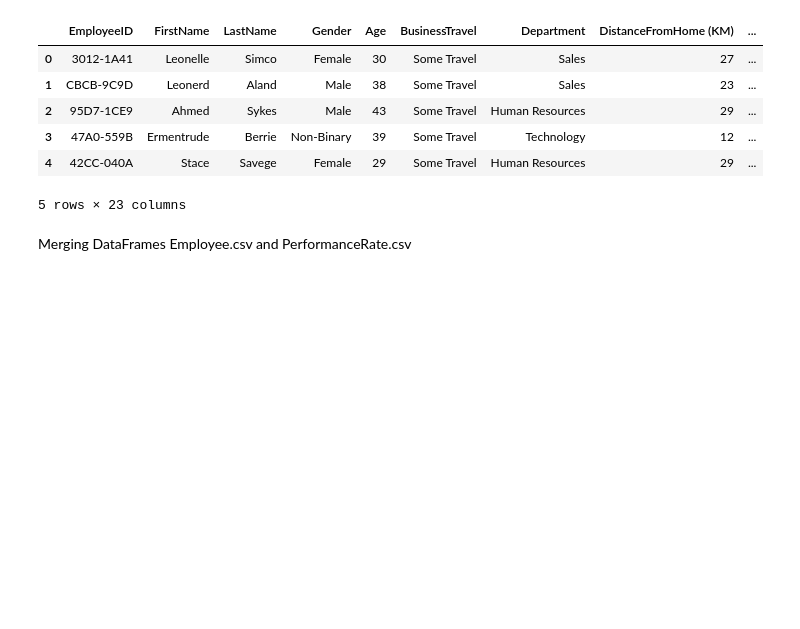
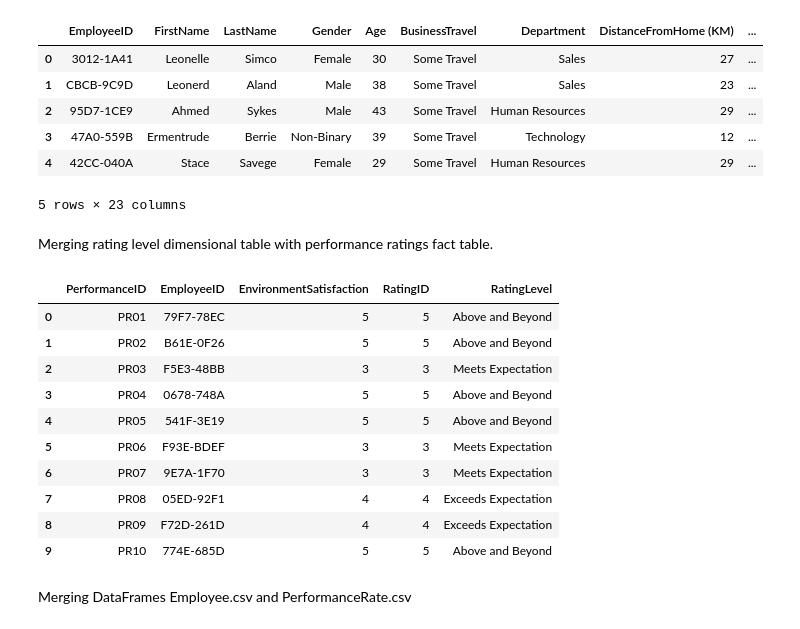
Before and after one commit to JoeyMassana/Capstone_Project_Directory, a Jupyter notebook: Notebook-1.5.ipynb, the cells around one changed output. Cells and saved outputs as stored; diff of their text form; code cells hidden in the pictures; blank space fills up the shorter version.

```diff
--- a/Notebook-1.5.ipynb
+++ b/Notebook-1.5.ipynb
@@ -78,6 +72,29 @@ memory usage: 264.3+ KB
 | 3 | 47A0-559B | Ermentrude | Berrie | Non-Binary | 39 | Some Travel | Technology | 12 | ... |
 | 4 | 42CC-040A | Stace | Savege | Female | 29 | Some Travel | Human Resources | 29 | ... |
 5 rows × 23 columns
+# %% [markdown]
+Merging rating level dimensional table with performance ratings fact table.
+# %%
+import pandas as pd
+
+pr_df = pd.read_csv('PerformanceRating.csv')
+rt_lvl = pd.read_csv('RatingLevel.csv')
+
+mstr_df = pd.merge(pr_df, rt_lvl, how='left', left_on='EnvironmentSatisfaction', right_on='RatingID')
+
+mstr_df[['PerformanceID', 'EmployeeID', 'EnvironmentSatisfaction', 'RatingID', 'RatingLevel']].head(10)
+# %% [output]
+|  | PerformanceID | EmployeeID | EnvironmentSatisfaction | RatingID | RatingLevel |
+| 0 | PR01 | 79F7-78EC | 5 | 5 | Above and Beyond |
+| 1 | PR02 | B61E-0F26 | 5 | 5 | Above and Beyond |
+| 2 | PR03 | F5E3-48BB | 3 | 3 | Meets Expectation |
+| 3 | PR04 | 0678-748A | 5 | 5 | Above and Beyond |
+| 4 | PR05 | 541F-3E19 | 5 | 5 | Above and Beyond |
+| 5 | PR06 | F93E-BDEF | 3 | 3 | Meets Expectation |
+| 6 | PR07 | 9E7A-1F70 | 3 | 3 | Meets Expectation |
+| 7 | PR08 | 05ED-92F1 | 4 | 4 | Exceeds Expectation |
+| 8 | PR09 | F72D-261D | 4 | 4 | Exceeds Expectation |
+| 9 | PR10 | 774E-685D | 5 | 5 | Above and Beyond |
 # %% [markdown]
 Merging DataFrames Employee.csv and PerformanceRate.csv
 # %%
```
Also changed, not shown: parts of 10 cells of this notebook, 1 other file.
